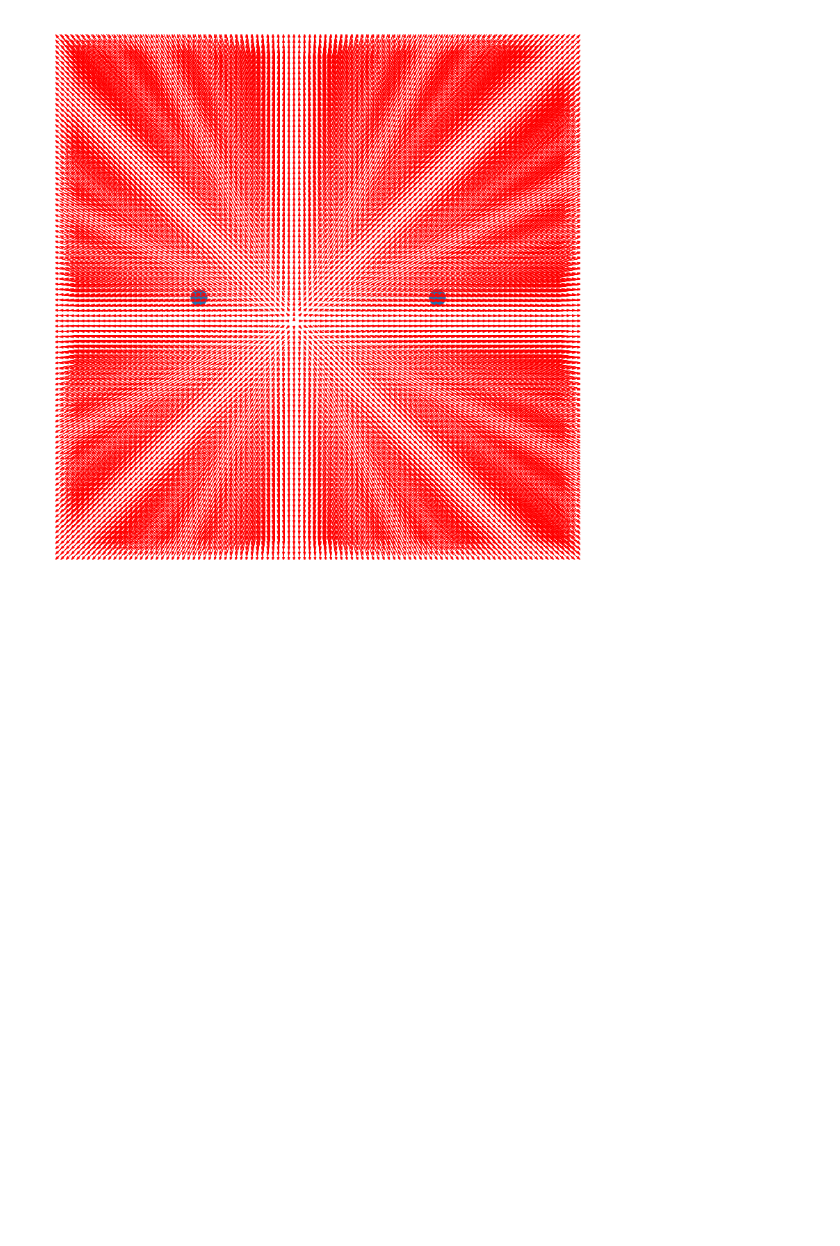
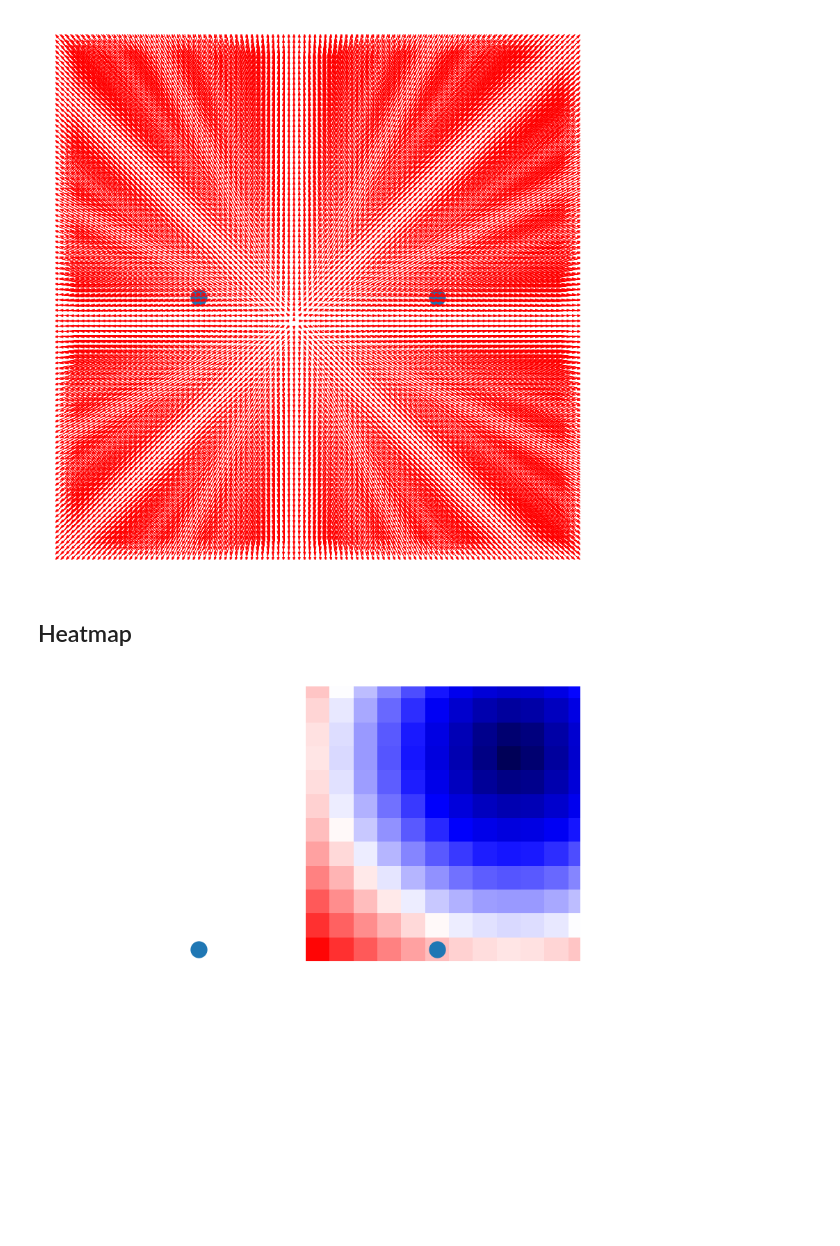
Before and after one commit to sqeezelemon/itmo-physics, a Jupyter notebook: modeling1/18.ipynb, the cells around one changed output. Drawn from its saved outputs; the diff is of its cells as text; code cells hidden in the pictures; blank space fills up the shorter version.

Commit message:
Heatmap WIP

```diff
--- a/modeling1/18.ipynb
+++ b/modeling1/18.ipynb
@@ -75,3 +75,20 @@ plt.axis("off")
 plt.show()
 # %% [output]
 [figure]
+# %% [markdown]
+## Heatmap
+# %%
+hmap = np.zeros((int(size*2//qual),int(size*2//qual)))
+for x,y in zip(gx, gy):
+    ex, ey = vec(x,y,r)
+    hmap[int(x+size)][int(y+size)] = np.sqrt(ex**2 + ey**2)
+plt.figure(dpi=250)
+plt.xlim(-(size+1), (size+1))
+plt.ylim(-(size+1), (size+1))
+plt.imshow(hmap, cmap="seismic")
+plt.scatter([-5,5],[0,0])
+plt.gca().set_aspect('equal', adjustable='box')
+plt.axis("off")
+plt.show()
+# %% [output]
+[figure, added]
```
Also changed, not shown: parts of 1 cell of this notebook.
